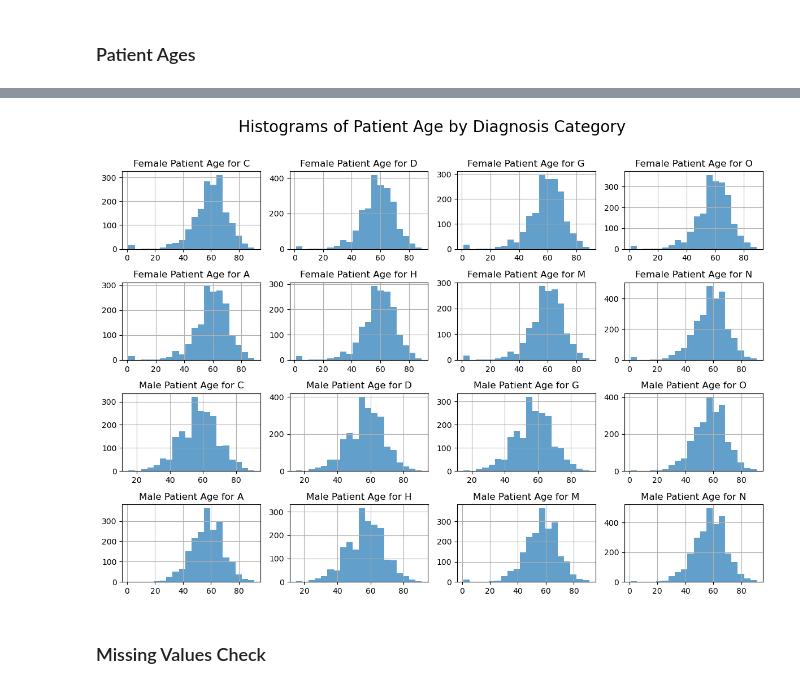
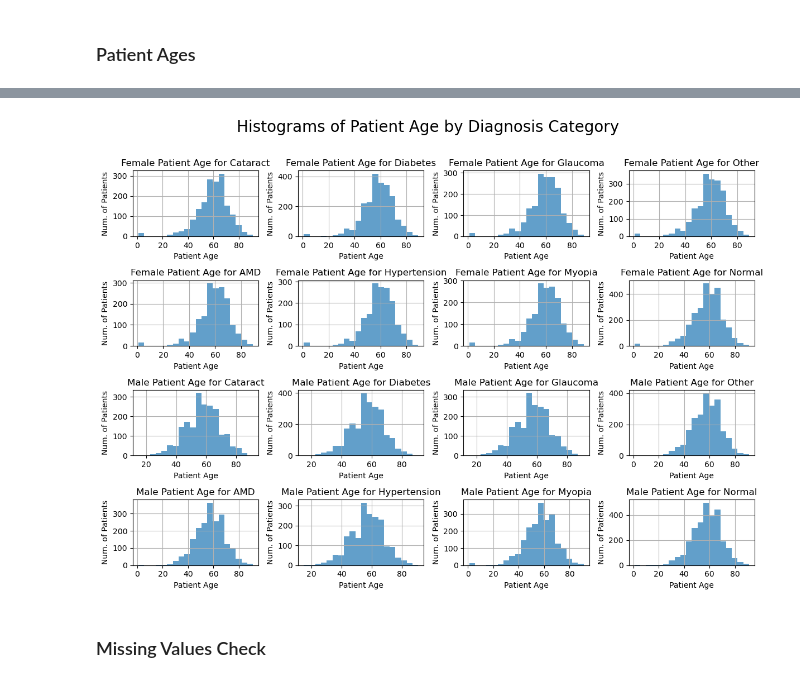
Before and after one commit to sarahdurrani22/CV-Prediction-of-Ocular-Disease, a Jupyter notebook: CV_to_Predict_Ocular_Disease_main.ipynb, the cells around one changed output, grey strips where cells are left out. Cells and saved outputs as stored; diff of their text form; code cells hidden in the pictures.

```diff
--- a/CV_to_Predict_Ocular_Disease_main.ipynb
+++ b/CV_to_Predict_Ocular_Disease_main.ipynb
@@ -66,3 +65,9 @@ ocular_disease_df = pd.read_excel(ocular_disease_filepath)
+# %%
+# Get the current working directory, the relative path to the excel, and read the excel into a dataframe
+current_dir = pathlib.Path().resolve()
+ocular_disease_filepath = os.path.join(current_dir, 'data_processed.xlsx')
+
+ocular_disease_df = pd.read_excel(ocular_disease_filepath)
 # %% [markdown]
 ### Diagnoses of Ocular Disease Present in Dataset
 
@@ -124,6 +129,10 @@ max       1.000000     1.000000     1.000000
 # %% [markdown]
 ### Data Visualization
 # %%
+# The category ID is not used for diagnostic purposes or analysis, so it is dropped
+ocular_disease_df.drop(['ID'], axis=1, inplace=True)
+
+# Plot histograms of the numerical data from dataset
 ocular_disease_df.hist(figsize=(12, 10), bins=20)
 plt.suptitle("Histograms of Ocular Disease Data Numerical Data\n", fontsize=20, y=1.07, x =.6)
 plt.tight_layout(rect=(0, 0, 1.2, 1.2))
@@ -144,29 +154,37 @@ plt.show()
 # %%
+# Plot histograms of occurence of each condition by sex and age
+
 fig, axes = plt.subplots(nrows=4, ncols=4, figsize=(12, 8))
 axes = axes.flatten()
-
 
 idx = 0
 sides = ['Left', 'Right']
 categs = ['C', 'D', 'G', 'O', 'A', 'H', 'M', 'N']
+diagnosis = ['Cataract', 'Diabetes', 'Glaucoma', 'Other', 'AMD', 'Hypertension', 'Myopia', 'Normal']
+diseasidx = 0
 
 def plot_by_agesexcat(sex):
     global idx
+    global diseasidx
+    diseasidx = 0
     for cat in categs:
         df_by_cat = ocular_disease_df[(ocular_disease_df[f"Left-{cat}"] == 1) | (ocular_disease_df[f"Right-{cat}"] == 1) | (ocular_disease_df['Patient Sex'] == sex)]
         axes[idx].hist(df_by_cat[f'Patient Age'], bins=20, alpha=0.7)
-        axes[idx].set_title(f'{sex} Patient Age for {cat}')
+        axes[idx].set_title(f'{sex} Patient Age for {diagnosis[diseasidx]}')
+        axes[idx].set_xlabel('Patient Age')
+        axes[idx].set_ylabel('Num. of Patients')
         axes[idx].grid(True)
         idx += 1
+        diseasidx += 1
 
 plot_by_agesexcat('Female')
 plot_by_agesexcat('Male')
 
 plt.tight_layout()
 plt.suptitle("Histograms of Patient Age by Diagnosis Category\n", fontsize=20, y=1.07, x =.5)
 plt.show()
 # %% [output]
-[figure, old version]
+[figure, new version]
 # %% [markdown]
 ### Missing Values Check
 # %% [markdown]
```
Also changed, not shown: parts of 9 cells of this notebook.
